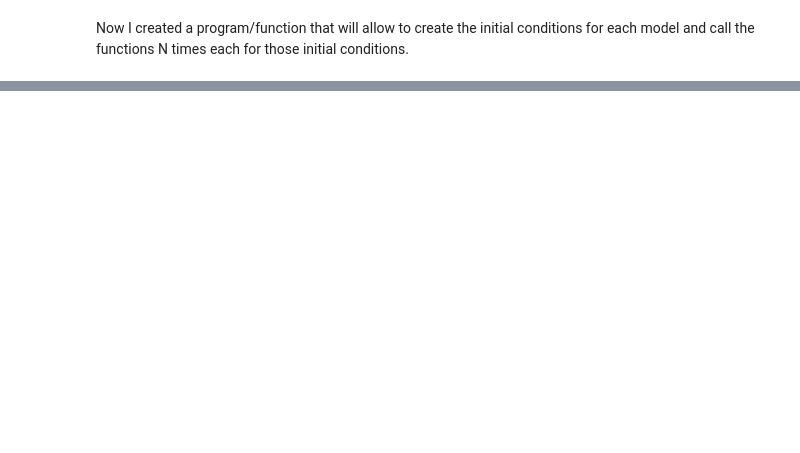
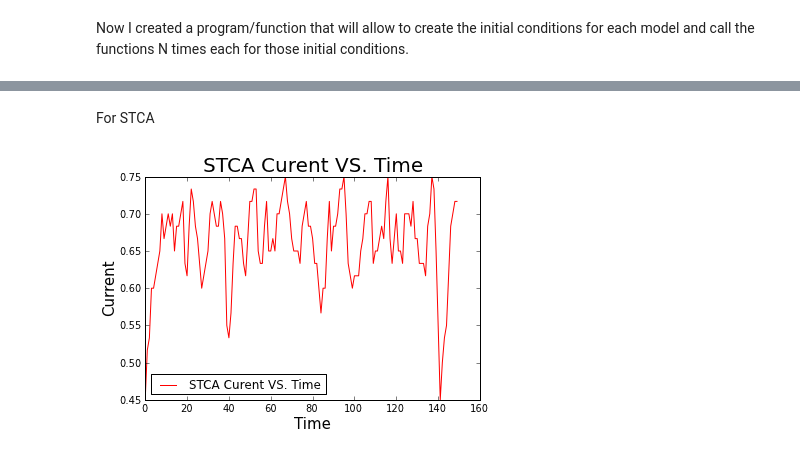
Before and after one commit to dgelfer/PHYS20213, a Jupyter notebook: Project/Project_2_Traffic_Flows.ipynb, the cells around one changed output, grey strips where cells are left out. Saved outputs shown, nothing was run; the diff lists cells and outputs as text; code cells hidden in the pictures; blank space fills up the shorter version.

```diff
--- a/Project/Project_2_Traffic_Flows.ipynb
+++ b/Project/Project_2_Traffic_Flows.ipynb
@@ -84,7 +84,7 @@ array([ 4.,  5.,  1.,  4.,  2.])
 Now for this function I will combine both my velocity and position arrays of which I will be able to call on for the upcoming models.
 # %%
 def X_V(cars_number,R_L,V_maximum):
-    x_v = np.array([pos(5,40),vel(5,5)])
+    x_v = np.array([pos(cars_number,R_L),vel(cars_number,V_maximum)])
     return x_v
 # %%
 X_V(3,35,3)
@@ -272,8 +273,8 @@ def T_F(model,R_L,cars_number,V_maximum,Slowdown_Probability,N):
 
         for z in range(N): # Assures STCA program is run for every N time step
             T=STCA(D,R_L,cars_number,V_maximum,Slowdown_Probability)  # runs our ASEP model and returns a new x_v array which will be an input for the averages
-            Average_P[z]=np.sum(T[1],dtype=float)/len(T[1]) # returns average position for each time step
-            Average_V[z]=np.sum(T[0],dtype=float)/len(T[0]) # returns average velocity for each time step
+            Average_P[z]=mean(T[1],dtype=float) # returns average position for each time step
+            Average_V[z]=mean(T[0],dtype=float) # returns average velocity for each time step
 
         return Average_P, Average_V
 
@@ -285,8 +286,8 @@ def T_F(model,R_L,cars_number,V_maximum,Slowdown_Probability,N):
         for z in range(N): # Assures ASEP program is run for every N time step
             T=ASEP(D,R_L,cars_number,V_maximum)# runs our ASEP model and returns a new x_v array which will be an input for the averages
 
-            Average_P[z]=np.sum(T[1],dtype=float)/len(T[1]) # returns average position for each time step
-            Average_V[z]=np.sum(T[0],dtype=float)/len(T[0]) # returns average velocity for each time step
+            Average_P[z]=mean(T[1],dtype=float) # returns average position for each time step
+            Average_V[z]=mean(T[0],dtype=float) # returns average velocity for each time step
 
         return Average_P, Average_V
 # %%
@@ -303,0 +326,17 @@ T_F('ASEP',10,3,3,0.0,5)
+# %% [markdown]
+
+For STCA
+# %%
+""" R_L = 60 ,cars_number = 20, V_maximum = 10,Slowdown_probability = 0.05, N = 500 times steps"""
+Density = 20./60.
+S_T = T_F('STCA',60,20,5,0.05,150)
+I = S_T[0]*Density # formula that current equals  average velocity times density
+T = arange(150) # number of times steps
+plot(T,I,color = 'red', linestyle = '-',label = "STCA Curent VS. Time")
+xlabel("Time",fontsize = 15)
+ylabel('Current',fontsize = 15)
+title("STCA Curent VS. Time", fontsize =20)
+legend(loc = '0')
+show()
+# %% [output]
+[figure, added]
```
Also changed, not shown: parts of 29 cells of this notebook.
